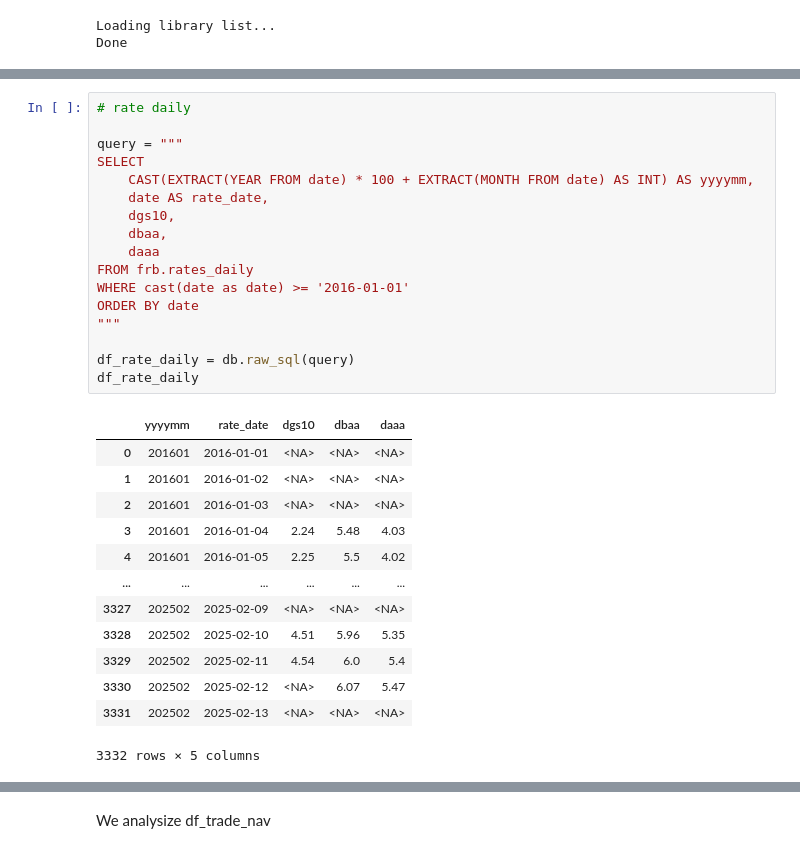
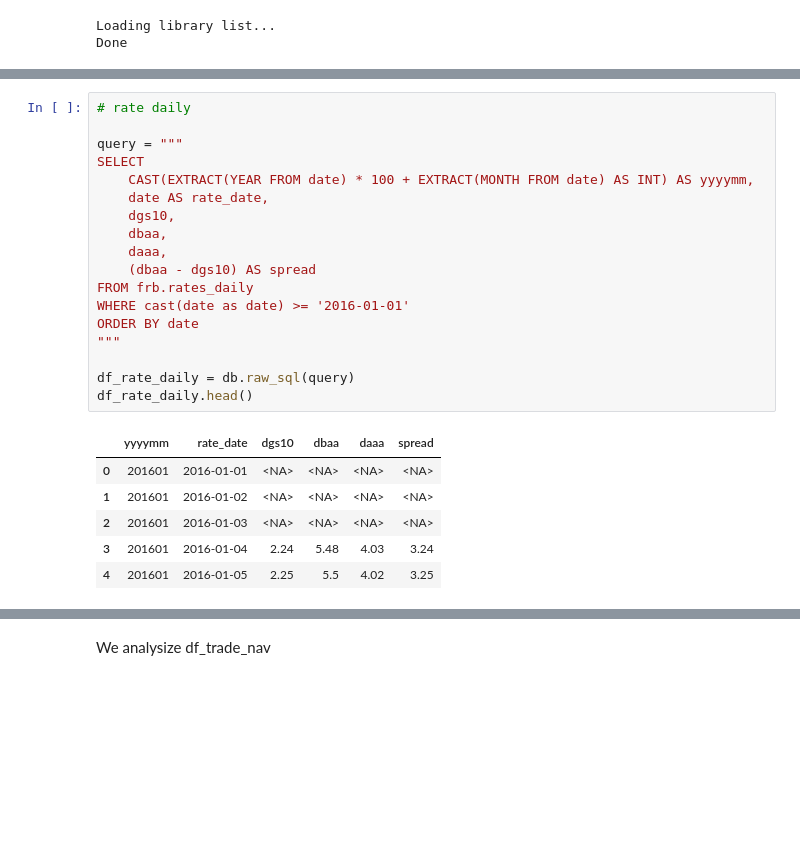
Before and after one commit to aj-zhimire/finance, a Jupyter notebook: BDC Sensitivity.ipynb, the cells around one changed output, grey strips where cells are left out. Cells and saved outputs as stored; diff of their text form; blank space fills up the shorter version.

```diff
--- a/BDC Sensitivity.ipynb
+++ b/BDC Sensitivity.ipynb
@@ -143,31 +133,25 @@ See the caveats in the documentation: https://pandas.pydata.org/pandas-docs/stab
 # %%
 # rate daily
 
 query = """
 SELECT
     CAST(EXTRACT(YEAR FROM date) * 100 + EXTRACT(MONTH FROM date) AS INT) AS yyyymm,
     date AS rate_date,
     dgs10,
     dbaa,
-    daaa
+    daaa,
+    (dbaa - dgs10) AS spread
 FROM frb.rates_daily
 WHERE cast(date as date) >= '2016-01-01'
 ORDER BY date
 """
 
 df_rate_daily = db.raw_sql(query)
-df_rate_daily
+df_rate_daily.head()
 # %% [output]
-|  | yyyymm | rate_date | dgs10 | dbaa | daaa |
-| 0 | 201601 | 2016-01-01 | <NA> | <NA> | <NA> |
-| 1 | 201601 | 2016-01-02 | <NA> | <NA> | <NA> |
-| 2 | 201601 | 2016-01-03 | <NA> | <NA> | <NA> |
-| 3 | 201601 | 2016-01-04 | 2.24 | 5.48 | 4.03 |
-| 4 | 201601 | 2016-01-05 | 2.25 | 5.5 | 4.02 |
-| ... | ... | ... | ... | ... | ... |
-| 3327 | 202502 | 2025-02-09 | <NA> | <NA> | <NA> |
-| 3328 | 202502 | 2025-02-10 | 4.51 | 5.96 | 5.35 |
-| 3329 | 202502 | 2025-02-11 | 4.54 | 6.0 | 5.4 |
-| 3330 | 202502 | 2025-02-12 | <NA> | 6.07 | 5.47 |
-| 3331 | 202502 | 2025-02-13 | <NA> | <NA> | <NA> |
+|  | yyyymm | rate_date | dgs10 | dbaa | daaa | spread |
+| 0 | 201601 | 2016-01-01 | <NA> | <NA> | <NA> | <NA> |
+| 1 | 201601 | 2016-01-02 | <NA> | <NA> | <NA> | <NA> |
+| 2 | 201601 | 2016-01-03 | <NA> | <NA> | <NA> | <NA> |
+| 3 | 201601 | 2016-01-04 | 2.24 | 5.48 | 4.03 | 3.24 |
+| 4 | 201601 | 2016-01-05 | 2.25 | 5.5 | 4.02 | 3.25 |
-3332 rows × 5 columns
```
Also changed, not shown: parts of 15 cells of this notebook, 2 other files.
